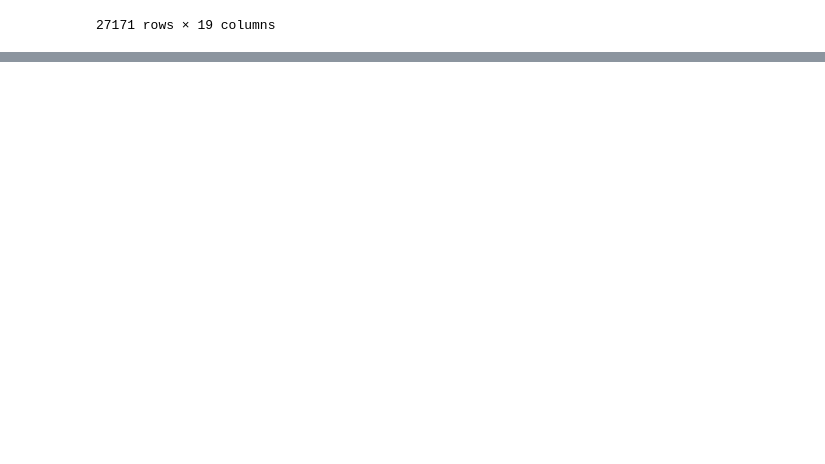
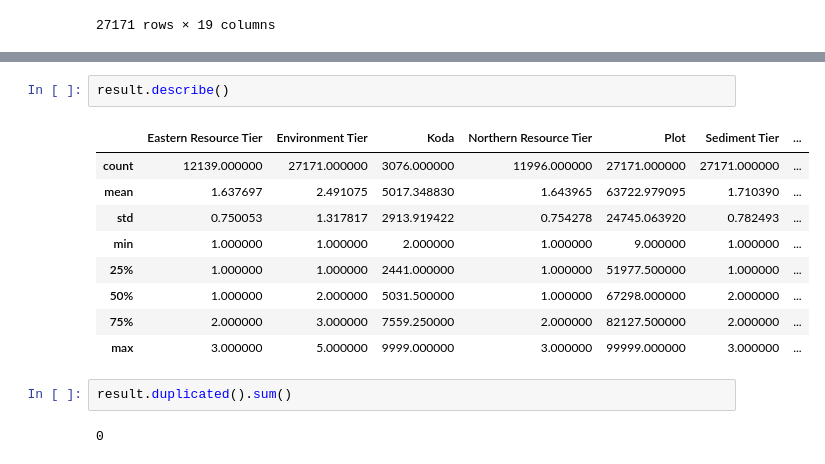
Before and after one commit to DaG0ng/Otherdeed_Price_Prediction, a Jupyter notebook: Data_Exploration.ipynb, the cells around one changed output, grey strips where cells are left out. Drawn from its saved outputs; the diff is of its cells as text; blank space fills up the shorter version.

```diff
--- a/Data_Exploration.ipynb
+++ b/Data_Exploration.ipynb
@@ -218,0 +241,16 @@ result
+# %%
+result.describe()
+# %% [output]
+|  | Eastern Resource Tier | Environment Tier | Koda | Northern Resource Tier | Plot | Sediment Tier | ... |
+| count | 12139.000000 | 27171.000000 | 3076.000000 | 11996.000000 | 27171.000000 | 27171.000000 | ... |
+| mean | 1.637697 | 2.491075 | 5017.348830 | 1.643965 | 63722.979095 | 1.710390 | ... |
+| std | 0.750053 | 1.317817 | 2913.919422 | 0.754278 | 24745.063920 | 0.782493 | ... |
+| min | 1.000000 | 1.000000 | 2.000000 | 1.000000 | 9.000000 | 1.000000 | ... |
+| 25% | 1.000000 | 1.000000 | 2441.000000 | 1.000000 | 51977.500000 | 1.000000 | ... |
+| 50% | 1.000000 | 2.000000 | 5031.500000 | 1.000000 | 67298.000000 | 2.000000 | ... |
+| 75% | 2.000000 | 3.000000 | 7559.250000 | 2.000000 | 82127.500000 | 2.000000 | ... |
+| max | 3.000000 | 5.000000 | 9999.000000 | 3.000000 | 99999.000000 | 3.000000 | ... |
+# %%
+result.duplicated().sum()
+# %% [output]
+0
```
Also changed, not shown: parts of 5 cells of this notebook.
